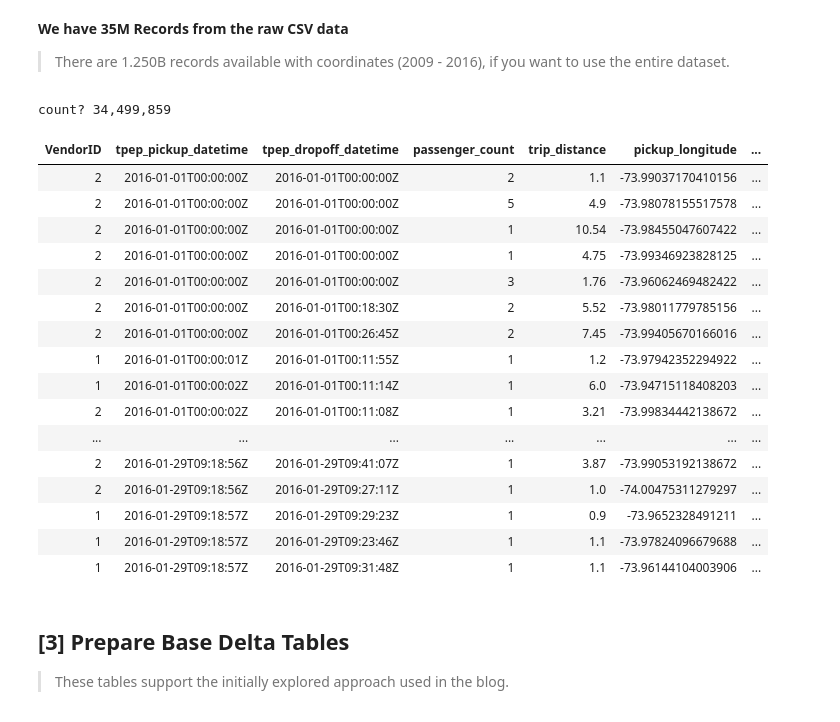
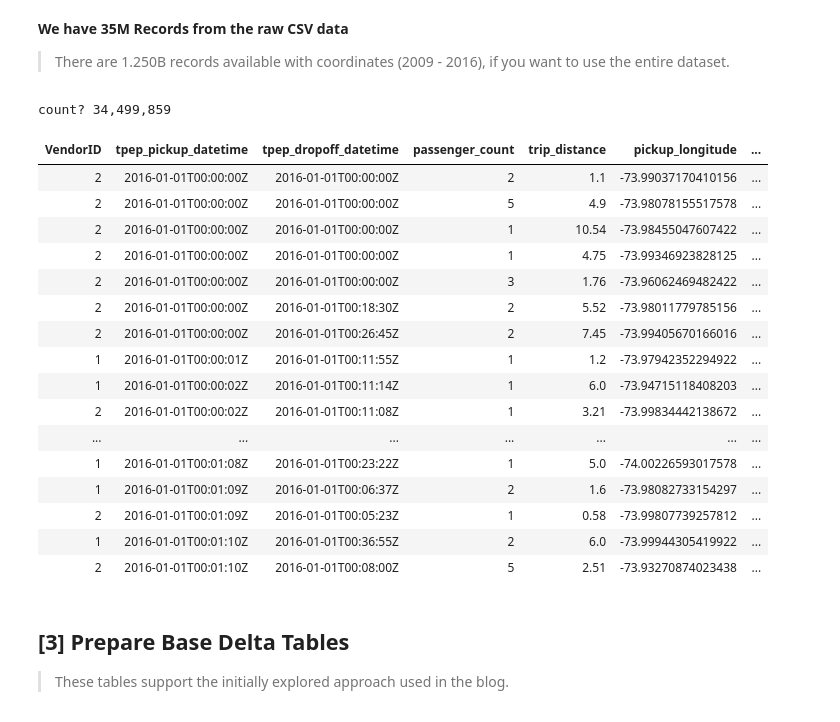
Before and after one commit to monaldoj/geospatial-viz-app-leaflet, a Jupyter notebook: notebooks/nb01-download-prep-large-scale-dataset.ipynb, the cells around one changed output. Drawn from its saved outputs; the diff is of its cells as text; code cells hidden in the pictures.

```diff
--- a/notebooks/nb01-download-prep-large-scale-dataset.ipynb
+++ b/notebooks/nb01-download-prep-large-scale-dataset.ipynb
@@ -56,31 +56,31 @@ __We have 35M Records from the raw CSV data__
 # %%
 df_taxi = (
   spark
     .read
     .csv(VOL_DIR, inferSchema=True, header=True)
 )
 df_taxi.createOrReplaceTempView("yellow_trip")
 print(f"count? {df_taxi.count():,}")
-df_taxi.limit(1000).display()
+df_taxi.limit(100).display()
 # %% [output]
 count? 34,499,859
 | VendorID | tpep_pickup_datetime | tpep_dropoff_datetime | passenger_count | trip_distance | pickup_longitude | ... |
 | 2 | 2016-01-01T00:00:00Z | 2016-01-01T00:00:00Z | 2 | 1.1 | -73.99037170410156 | ... |
 | 2 | 2016-01-01T00:00:00Z | 2016-01-01T00:00:00Z | 5 | 4.9 | -73.98078155517578 | ... |
 | 2 | 2016-01-01T00:00:00Z | 2016-01-01T00:00:00Z | 1 | 10.54 | -73.98455047607422 | ... |
 | 2 | 2016-01-01T00:00:00Z | 2016-01-01T00:00:00Z | 1 | 4.75 | -73.99346923828125 | ... |
 | 2 | 2016-01-01T00:00:00Z | 2016-01-01T00:00:00Z | 3 | 1.76 | -73.96062469482422 | ... |
 | 2 | 2016-01-01T00:00:00Z | 2016-01-01T00:18:30Z | 2 | 5.52 | -73.98011779785156 | ... |
 | 2 | 2016-01-01T00:00:00Z | 2016-01-01T00:26:45Z | 2 | 7.45 | -73.99405670166016 | ... |
 | 1 | 2016-01-01T00:00:01Z | 2016-01-01T00:11:55Z | 1 | 1.2 | -73.97942352294922 | ... |
 | 1 | 2016-01-01T00:00:02Z | 2016-01-01T00:11:14Z | 1 | 6.0 | -73.94715118408203 | ... |
 | 2 | 2016-01-01T00:00:02Z | 2016-01-01T00:11:08Z | 1 | 3.21 | -73.99834442138672 | ... |
 | ... | ... | ... | ... | ... | ... | ... |
-| 2 | 2016-01-29T09:18:56Z | 2016-01-29T09:41:07Z | 1 | 3.87 | -73.99053192138672 | ... |
-| 2 | 2016-01-29T09:18:56Z | 2016-01-29T09:27:11Z | 1 | 1.0 | -74.00475311279297 | ... |
-| 1 | 2016-01-29T09:18:57Z | 2016-01-29T09:29:23Z | 1 | 0.9 | -73.9652328491211 | ... |
-| 1 | 2016-01-29T09:18:57Z | 2016-01-29T09:23:46Z | 1 | 1.1 | -73.97824096679688 | ... |
-| 1 | 2016-01-29T09:18:57Z | 2016-01-29T09:31:48Z | 1 | 1.1 | -73.96144104003906 | ... |
+| 1 | 2016-01-01T00:01:08Z | 2016-01-01T00:23:22Z | 1 | 5.0 | -74.00226593017578 | ... |
+| 1 | 2016-01-01T00:01:09Z | 2016-01-01T00:06:37Z | 2 | 1.6 | -73.98082733154297 | ... |
+| 2 | 2016-01-01T00:01:09Z | 2016-01-01T00:05:23Z | 1 | 0.58 | -73.99807739257812 | ... |
+| 1 | 2016-01-01T00:01:10Z | 2016-01-01T00:36:55Z | 2 | 6.0 | -73.99944305419922 | ... |
+| 2 | 2016-01-01T00:01:10Z | 2016-01-01T00:08:00Z | 5 | 2.51 | -73.93270874023438 | ... |
 # %% [markdown]
 ## [3] Prepare Base Delta Tables
 
```
Also changed, not shown: parts of 2 cells of this notebook.
